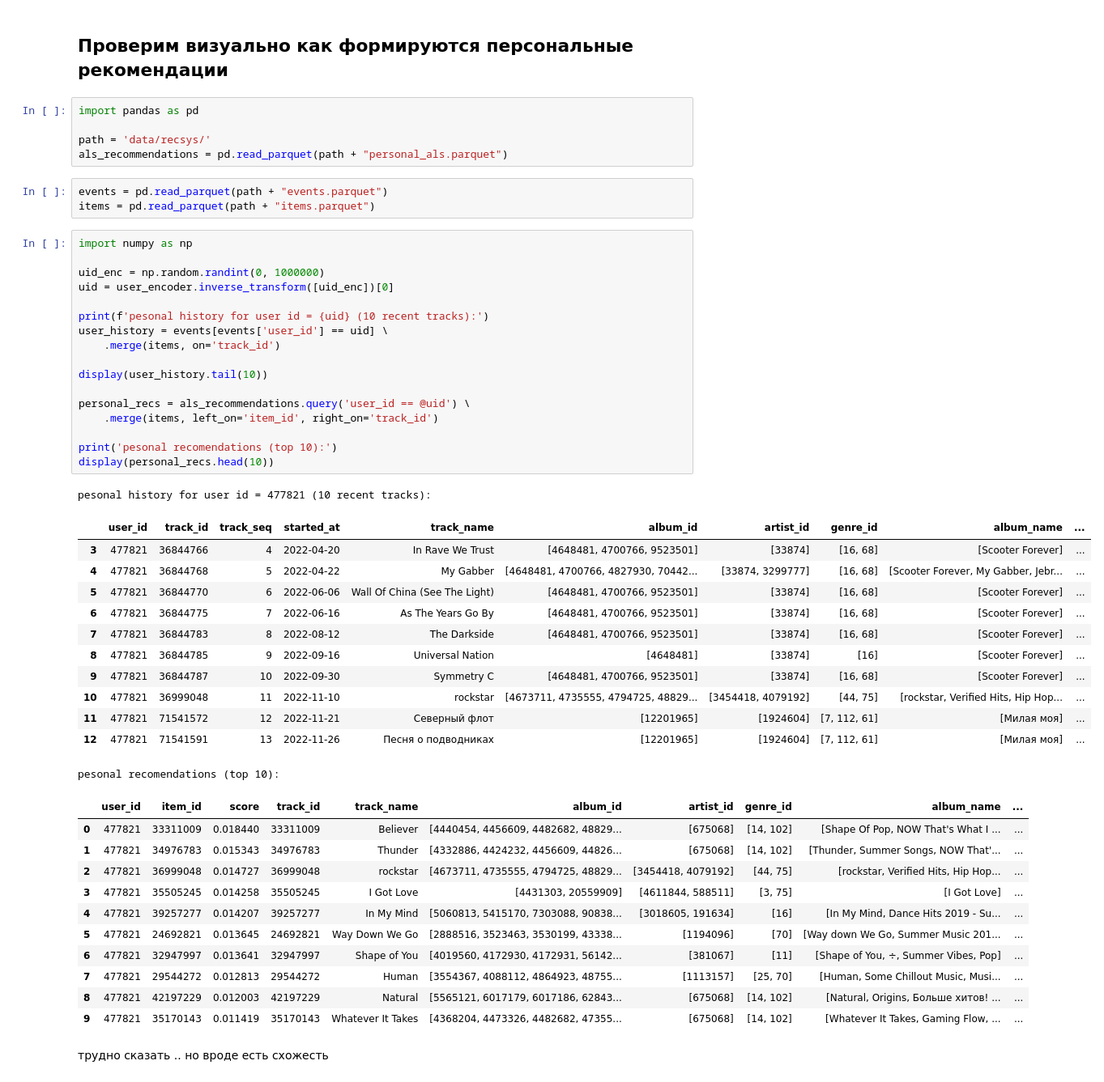
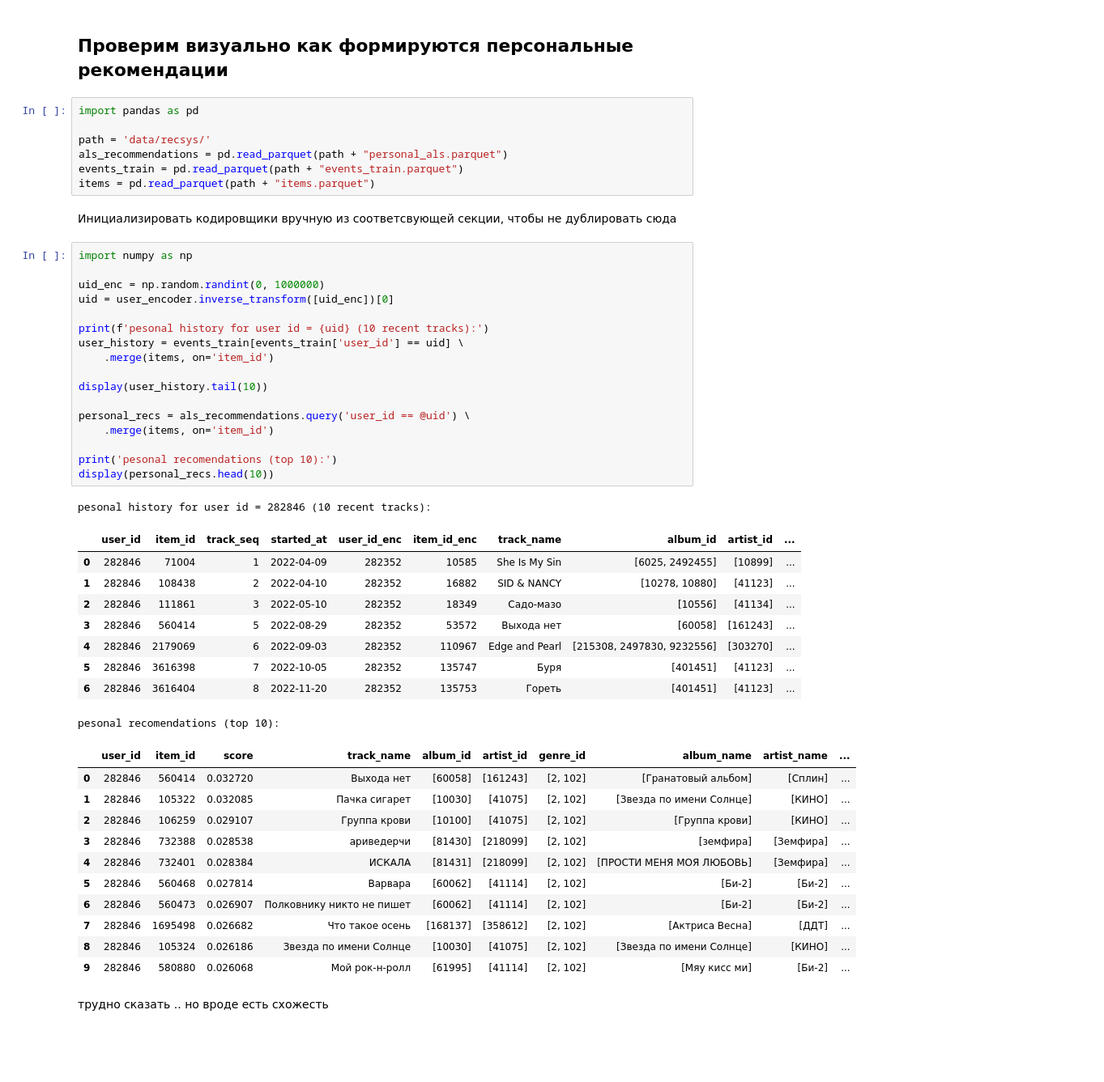
Before and after one commit to khromenko/mle-project-sprint-4-v001, a Jupyter notebook: recommendations.ipynb, the cells around one changed output. Shown at 81% size. Saved outputs shown, nothing was run; the diff lists cells and outputs as text; blank space fills up the shorter version.

```diff
--- a/recommendations.ipynb
+++ b/recommendations.ipynb
@@ -1224,51 +1302,49 @@ import pandas as pd
 
 path = 'data/recsys/'
 als_recommendations = pd.read_parquet(path + "personal_als.parquet")
+events_train = pd.read_parquet(path + "events_train.parquet")
+items = pd.read_parquet(path + "items.parquet")
-# %%
-events = pd.read_parquet(path + "events.parquet")
-items = pd.read_parquet(path + "items.parquet")
+# %% [markdown]
+Инициализировать кодировщики вручную из соответсвующей секции, чтобы не дублировать сюда
 # %%
 import numpy as np
 
 uid_enc = np.random.randint(0, 1000000)
 uid = user_encoder.inverse_transform([uid_enc])[0]
 
 print(f'pesonal history for user id = {uid} (10 recent tracks):')
-user_history = events[events['user_id'] == uid] \
-    .merge(items, on='track_id')
+user_history = events_train[events_train['user_id'] == uid] \
+    .merge(items, on='item_id')
 
 display(user_history.tail(10))
 
 personal_recs = als_recommendations.query('user_id == @uid') \
-    .merge(items, left_on='item_id', right_on='track_id')
+    .merge(items, on='item_id')
 
 print('pesonal recomendations (top 10):')
 display(personal_recs.head(10))
 # %% [output]
-pesonal history for user id = 477821 (10 recent tracks):
+pesonal history for user id = 282846 (10 recent tracks):
-|  | user_id | track_id | track_seq | started_at | track_name | album_id | artist_id | genre_id | album_name | ... |
-| 3 | 477821 | 36844766 | 4 | 2022-04-20 | In Rave We Trust | [4648481, 4700766, 9523501] | [33874] | [16, 68] | [Scooter Forever] | ... |
-| 4 | 477821 | 36844768 | 5 | 2022-04-22 | My Gabber | [4648481, 4700766, 4827930, 70442... | [33874, 3299777] | [16, 68] | [Scooter Forever, My Gabber, Jebr... | ... |
-| 5 | 477821 | 36844770 | 6 | 2022-06-06 | Wall Of China (See The Light) | [4648481, 4700766, 9523501] | [33874] | [16, 68] | [Scooter Forever] | ... |
-| 6 | 477821 | 36844775 | 7 | 2022-06-16 | As The Years Go By | [4648481, 4700766, 9523501] | [33874] | [16, 68] | [Scooter Forever] | ... |
-| 7 | 477821 | 36844783 | 8 | 2022-08-12 | The Darkside | [4648481, 4700766, 9523501] | [33874] | [16, 68] | [Scooter Forever] | ... |
-| 8 | 477821 | 36844785 | 9 | 2022-09-16 | Universal Nation | [4648481] | [33874] | [16] | [Scooter Forever] | ... |
-| 9 | 477821 | 36844787 | 10 | 2022-09-30 | Symmetry C | [4648481, 4700766, 9523501] | [33874] | [16, 68] | [Scooter Forever] | ... |
-| 10 | 477821 | 36999048 | 11 | 2022-11-10 | rockstar | [4673711, 4735555, 4794725, 48829... | [3454418, 4079192] | [44, 75] | [rockstar, Verified Hits, Hip Hop... | ... |
-| 11 | 477821 | 71541572 | 12 | 2022-11-21 | Северный флот | [12201965] | [1924604] | [7, 112, 61] | [Милая моя] | ... |
-| 12 | 477821 | 71541591 | 13 | 2022-11-26 | Песня о подводниках | [12201965] | [1924604] | [7, 112, 61] | [Милая моя] | ... |
+|  | user_id | item_id | track_seq | started_at | user_id_enc | item_id_enc | track_name | album_id | artist_id | ... |
+| 0 | 282846 | 71004 | 1 | 2022-04-09 | 282352 | 10585 | She Is My Sin | [6025, 2492455] | [10899] | ... |
+| 1 | 282846 | 108438 | 2 | 2022-04-10 | 282352 | 16882 | SID & NANCY | [10278, 10880] | [41123] | ... |
+| 2 | 282846 | 111861 | 3 | 2022-05-10 | 282352 | 18349 | Садо-мазо | [10556] | [41134] | ... |
+| 3 | 282846 | 560414 | 5 | 2022-08-29 | 282352 | 53572 | Выхода нет | [60058] | [161243] | ... |
+| 4 | 282846 | 2179069 | 6 | 2022-09-03 | 282352 | 110967 | Edge and Pearl | [215308, 2497830, 9232556] | [303270] | ... |
+| 5 | 282846 | 3616398 | 7 | 2022-10-05 | 282352 | 135747 | Буря | [401451] | [41123] | ... |
+| 6 | 282846 | 3616404 | 8 | 2022-11-20 | 282352 | 135753 | Гореть | [401451] | [41123] | ... |
 pesonal recomendations (top 10):
-|  | user_id | item_id | score | track_id | track_name | album_id | artist_id | genre_id | album_name | ... |
-| 0 | 477821 | 33311009 | 0.018440 | 33311009 | Believer | [4440454, 4456609, 4482682, 48829... | [675068] | [14, 102] | [Shape Of Pop, NOW That's What I ... | ... |
-| 1 | 477821 | 34976783 | 0.015343 | 34976783 | Thunder | [4332886, 4424232, 4456609, 44826... | [675068] | [14, 102] | [Thunder, Summer Songs, NOW That'... | ... |
-| 2 | 477821 | 36999048 | 0.014727 | 36999048 | rockstar | [4673711, 4735555, 4794725, 48829... | [3454418, 4079192] | [44, 75] | [rockstar, Verified Hits, Hip Hop... | ... |
-| 3 | 477821 | 35505245 | 0.014258 | 35505245 | I Got Love | [4431303, 20559909] | [4611844, 588511] | [3, 75] | [I Got Love] | ... |
-| 4 | 477821 | 39257277 | 0.014207 | 39257277 | In My Mind | [5060813, 5415170, 7303088, 90838... | [3018605, 191634] | [16] | [In My Mind, Dance Hits 2019 - Su... | ... |
-| 5 | 477821 | 24692821 | 0.013645 | 24692821 | Way Down We Go | [2888516, 3523463, 3530199, 43338... | [1194096] | [70] | [Way down We Go, Summer Music 201... | ... |
-| 6 | 477821 | 32947997 | 0.013641 | 32947997 | Shape of You | [4019560, 4172930, 4172931, 56142... | [381067] | [11] | [Shape of You, ÷, Summer Vibes, Pop] | ... |
-| 7 | 477821 | 29544272 | 0.012813 | 29544272 | Human | [3554367, 4088112, 4864923, 48755... | [1113157] | [25, 70] | [Human, Some Chillout Music, Musi... | ... |
-| 8 | 477821 | 42197229 | 0.012003 | 42197229 | Natural | [5565121, 6017179, 6017186, 62843... | [675068] | [14, 102] | [Natural, Origins, Больше хитов! ... | ... |
-| 9 | 477821 | 35170143 | 0.011419 | 35170143 | Whatever It Takes | [4368204, 4473326, 4482682, 47355... | [675068] | [14, 102] | [Whatever It Takes, Gaming Flow, ... | ... |
+|  | user_id | item_id | score | track_name | album_id | artist_id | genre_id | album_name | artist_name | ... |
+| 0 | 282846 | 560414 | 0.032720 | Выхода нет | [60058] | [161243] | [2, 102] | [Гранатовый альбом] | [Сплин] | ... |
+| 1 | 282846 | 105322 | 0.032085 | Пачка сигарет | [10030] | [41075] | [2, 102] | [Звезда по имени Солнце] | [КИНО] | ... |
+| 2 | 282846 | 106259 | 0.029107 | Группа крови | [10100] | [41075] | [2, 102] | [Группа крови] | [КИНО] | ... |
+| 3 | 282846 | 732388 | 0.028538 | ариведерчи | [81430] | [218099] | [2, 102] | [земфира] | [Земфира] | ... |
+| 4 | 282846 | 732401 | 0.028384 | ИСКАЛА | [81431] | [218099] | [2, 102] | [ПРОСТИ МЕНЯ МОЯ ЛЮБОВЬ] | [Земфира] | ... |
+| 5 | 282846 | 560468 | 0.027814 | Варвара | [60062] | [41114] | [2, 102] | [Би-2] | [Би-2] | ... |
+| 6 | 282846 | 560473 | 0.026907 | Полковнику никто не пишет | [60062] | [41114] | [2, 102] | [Би-2] | [Би-2] | ... |
+| 7 | 282846 | 1695498 | 0.026682 | Что такое осень | [168137] | [358612] | [2, 102] | [Актриса Весна] | [ДДТ] | ... |
+| 8 | 282846 | 105324 | 0.026186 | Звезда по имени Солнце | [10030] | [41075] | [2, 102] | [Звезда по имени Солнце] | [КИНО] | ... |
+| 9 | 282846 | 580880 | 0.026068 | Мой рок-н-ролл | [61995] | [41114] | [2, 102] | [Мяу кисс ми] | [Би-2] | ... |
 # %% [markdown]
 трудно сказать .. но вроде есть схожесть
 # %% [markdown]
```
Also changed, not shown: parts of 114 cells of this notebook.
